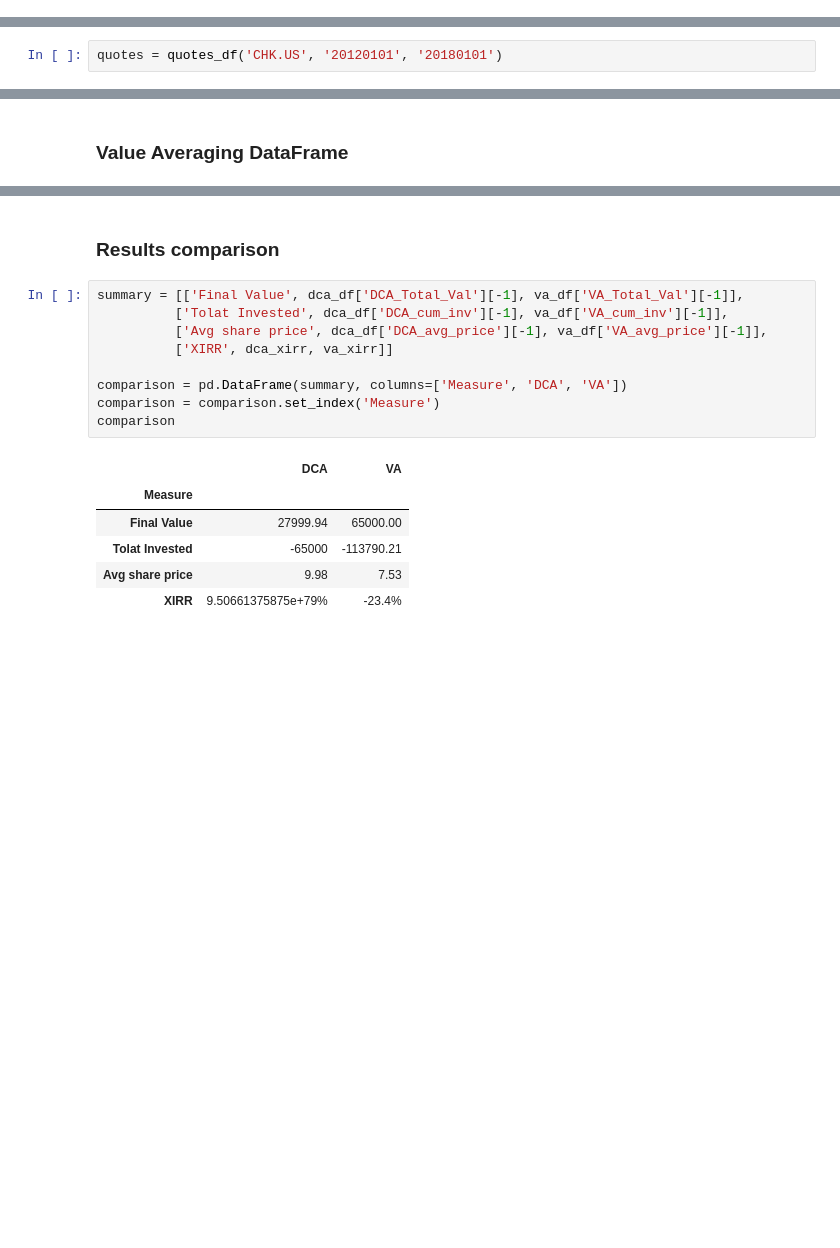
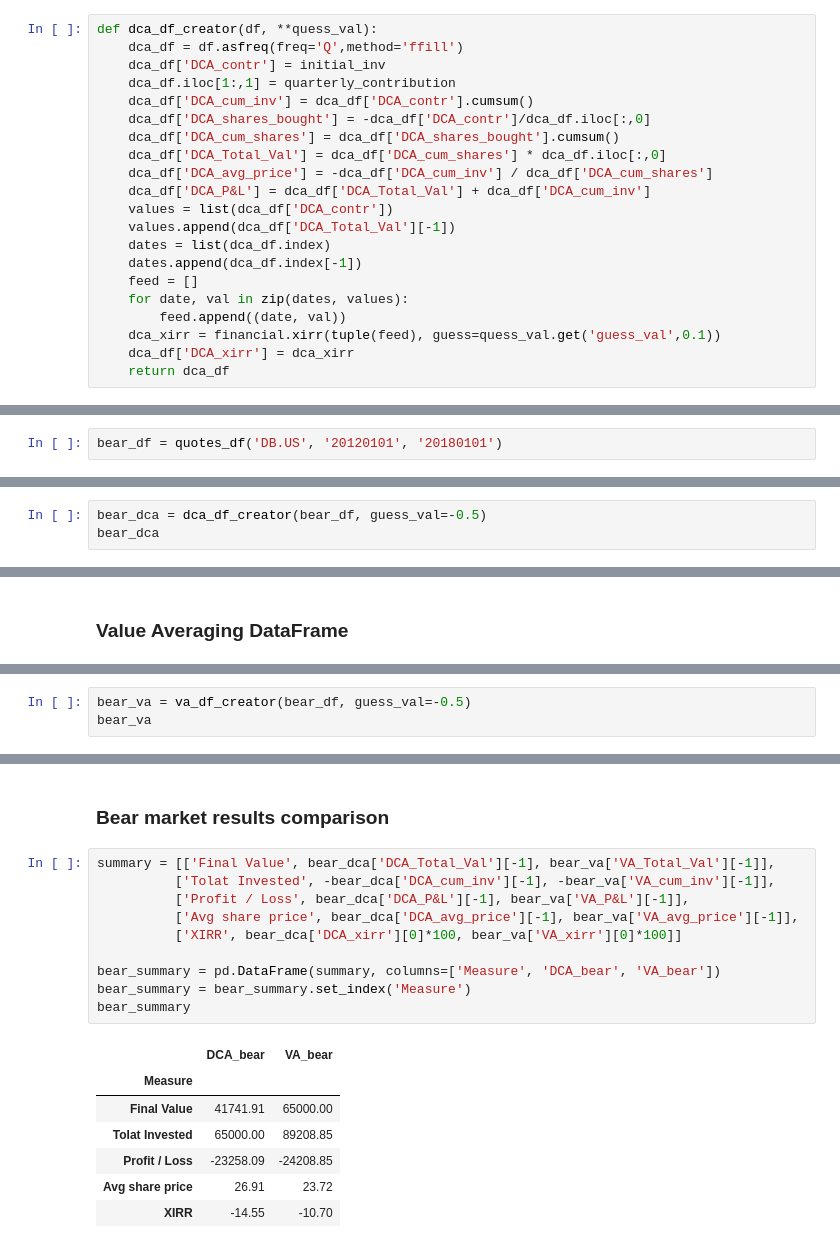
Before and after one commit to BuzuGit/Dollar-Cost-Averaging-vs-Value-Averaging-Analysis, a Jupyter notebook: Value Averaging Analysis.ipynb, the cells around one changed output, grey strips where cells are left out. Saved outputs shown, nothing was run; the diff lists cells and outputs as text; blank space fills up the shorter version.

```diff
--- a/Value Averaging Analysis.ipynb
+++ b/Value Averaging Analysis.ipynb
@@ -60,0 +35,21 @@ def quotes_df(ticker, start, end):
+# %%
+def dca_df_creator(df, **quess_val):
+    dca_df = df.asfreq(freq='Q',method='ffill')
+    dca_df['DCA_contr'] = initial_inv
+    dca_df.iloc[1:,1] = quarterly_contribution
+    dca_df['DCA_cum_inv'] = dca_df['DCA_contr'].cumsum()
+    dca_df['DCA_shares_bought'] = -dca_df['DCA_contr']/dca_df.iloc[:,0]
+    dca_df['DCA_cum_shares'] = dca_df['DCA_shares_bought'].cumsum()
+    dca_df['DCA_Total_Val'] = dca_df['DCA_cum_shares'] * dca_df.iloc[:,0]
+    dca_df['DCA_avg_price'] = -dca_df['DCA_cum_inv'] / dca_df['DCA_cum_shares']
+    dca_df['DCA_P&L'] = dca_df['DCA_Total_Val'] + dca_df['DCA_cum_inv']
+    values = list(dca_df['DCA_contr'])
+    values.append(dca_df['DCA_Total_Val'][-1])
+    dates = list(dca_df.index)
+    dates.append(dca_df.index[-1])
+    feed = []
+    for date, val in zip(dates, values):
+        feed.append((date, val))
+    dca_xirr = financial.xirr(tuple(feed), guess=quess_val.get('guess_val',0.1))
+    dca_df['DCA_xirr'] = dca_xirr
+    return dca_df
@@ -184,5 +182,5 @@ comparison
 # %% [markdown]
 ### Stock performance visualisation
 # %%
-quotes = quotes_df('CHK.US', '20120101', '20180101')
+bear_df = quotes_df('DB.US', '20120101', '20180101')
 # %%
@@ -245,0 +193,3 @@ dca_df
+# %%
+bear_dca = dca_df_creator(bear_df, guess_val=-0.5)
+bear_dca
@@ -320,0 +217,3 @@ nan
+# %%
+bear_va = va_df_creator(bear_df, guess_val=-0.5)
+bear_va
@@ -321,18 +239,20 @@ nan
 # %% [markdown]
-### Results comparison
+### Bear market results comparison
 # %%
-summary = [['Final Value', dca_df['DCA_Total_Val'][-1], va_df['VA_Total_Val'][-1]],
-          ['Tolat Invested', dca_df['DCA_cum_inv'][-1], va_df['VA_cum_inv'][-1]],
-          ['Avg share price', dca_df['DCA_avg_price'][-1], va_df['VA_avg_price'][-1]],
-          ['XIRR', dca_xirr, va_xirr]]
+summary = [['Final Value', bear_dca['DCA_Total_Val'][-1], bear_va['VA_Total_Val'][-1]],
+          ['Tolat Invested', -bear_dca['DCA_cum_inv'][-1], -bear_va['VA_cum_inv'][-1]],
+          ['Profit / Loss', bear_dca['DCA_P&L'][-1], bear_va['VA_P&L'][-1]],
+          ['Avg share price', bear_dca['DCA_avg_price'][-1], bear_va['VA_avg_price'][-1]],
+          ['XIRR', bear_dca['DCA_xirr'][0]*100, bear_va['VA_xirr'][0]*100]]
 
-comparison = pd.DataFrame(summary, columns=['Measure', 'DCA', 'VA'])
-comparison = comparison.set_index('Measure')
-comparison
+bear_summary = pd.DataFrame(summary, columns=['Measure', 'DCA_bear', 'VA_bear'])
+bear_summary = bear_summary.set_index('Measure')
+bear_summary
 # %% [output]
-|  | DCA | VA |
+|  | DCA_bear | VA_bear |
 | Measure |  |  |
-| Final Value | 27999.94 | 65000.00 |
-| Tolat Invested | -65000 | -113790.21 |
-| Avg share price | 9.98 | 7.53 |
-| XIRR | 9.50661375875e+79% | -23.4% |
+| Final Value | 41741.91 | 65000.00 |
+| Tolat Invested | 65000.00 | 89208.85 |
+| Profit / Loss | -23258.09 | -24208.85 |
+| Avg share price | 26.91 | 23.72 |
+| XIRR | -14.55 | -10.70 |
```
Also changed, not shown: parts of 33 cells of this notebook.
